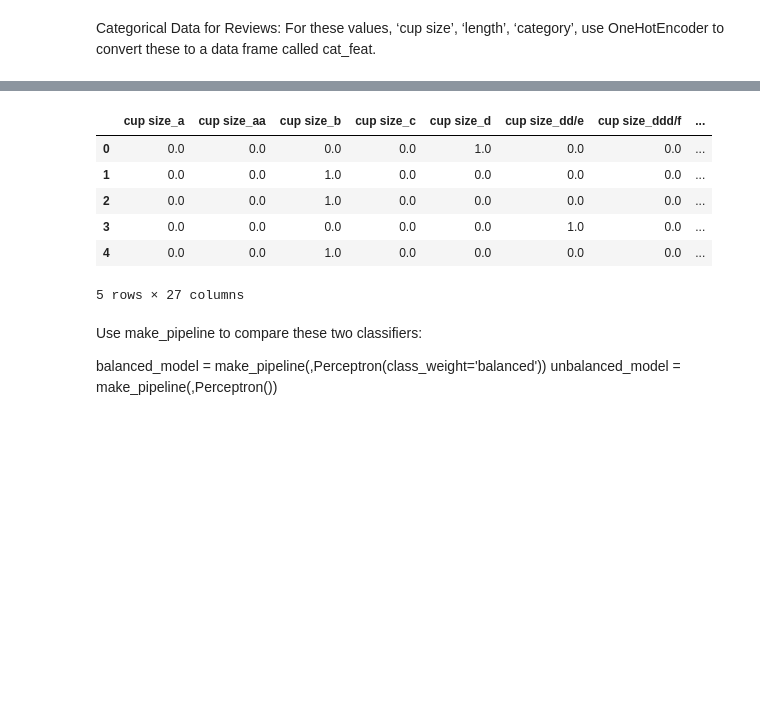
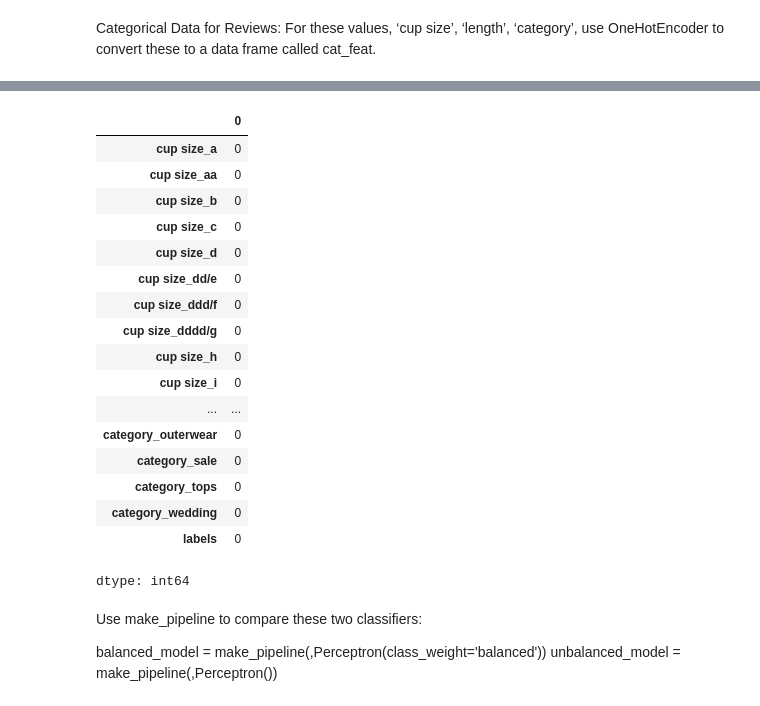
Before and after one commit to sascott9655/ADS-504-Machine-Learning, a Jupyter notebook: HW_3_ADS_504.ipynb, the cells around one changed output, grey strips where cells are left out. Drawn from its saved outputs; the diff is of its cells as text; code cells hidden in the pictures; blank space fills up the shorter version.

```diff
--- a/HW_3_ADS_504.ipynb
+++ b/HW_3_ADS_504.ipynb
@@ -266,17 +272,28 @@ cat_feat.head()
 # %%
 cat_feat['labels'] = labels
 cmatrix_labels = cat_feat['labels'].unique()
 cmatrix_labels=str(cmatrix_labels)
 cat_feat = cat_feat.dropna()
-cat_feat.head()
+cat_feat.isna().sum()
 # %% [output]
-|  | cup size_a | cup size_aa | cup size_b | cup size_c | cup size_d | cup size_dd/e | cup size_ddd/f | ... |
-| 0 | 0.0 | 0.0 | 0.0 | 0.0 | 1.0 | 0.0 | 0.0 | ... |
-| 1 | 0.0 | 0.0 | 1.0 | 0.0 | 0.0 | 0.0 | 0.0 | ... |
-| 2 | 0.0 | 0.0 | 1.0 | 0.0 | 0.0 | 0.0 | 0.0 | ... |
-| 3 | 0.0 | 0.0 | 0.0 | 0.0 | 0.0 | 1.0 | 0.0 | ... |
-| 4 | 0.0 | 0.0 | 1.0 | 0.0 | 0.0 | 0.0 | 0.0 | ... |
+|  | 0 |
+| cup size_a | 0 |
+| cup size_aa | 0 |
+| cup size_b | 0 |
+| cup size_c | 0 |
+| cup size_d | 0 |
+| cup size_dd/e | 0 |
+| cup size_ddd/f | 0 |
+| cup size_dddd/g | 0 |
+| cup size_h | 0 |
+| cup size_i | 0 |
+| ... | ... |
+| category_outerwear | 0 |
+| category_sale | 0 |
+| category_tops | 0 |
+| category_wedding | 0 |
+| labels | 0 |
-5 rows × 27 columns
+dtype: int64
 # %% [markdown]
 
 Use make_pipeline to compare these two classifiers:
```
Also changed, not shown: parts of 11 cells of this notebook.
